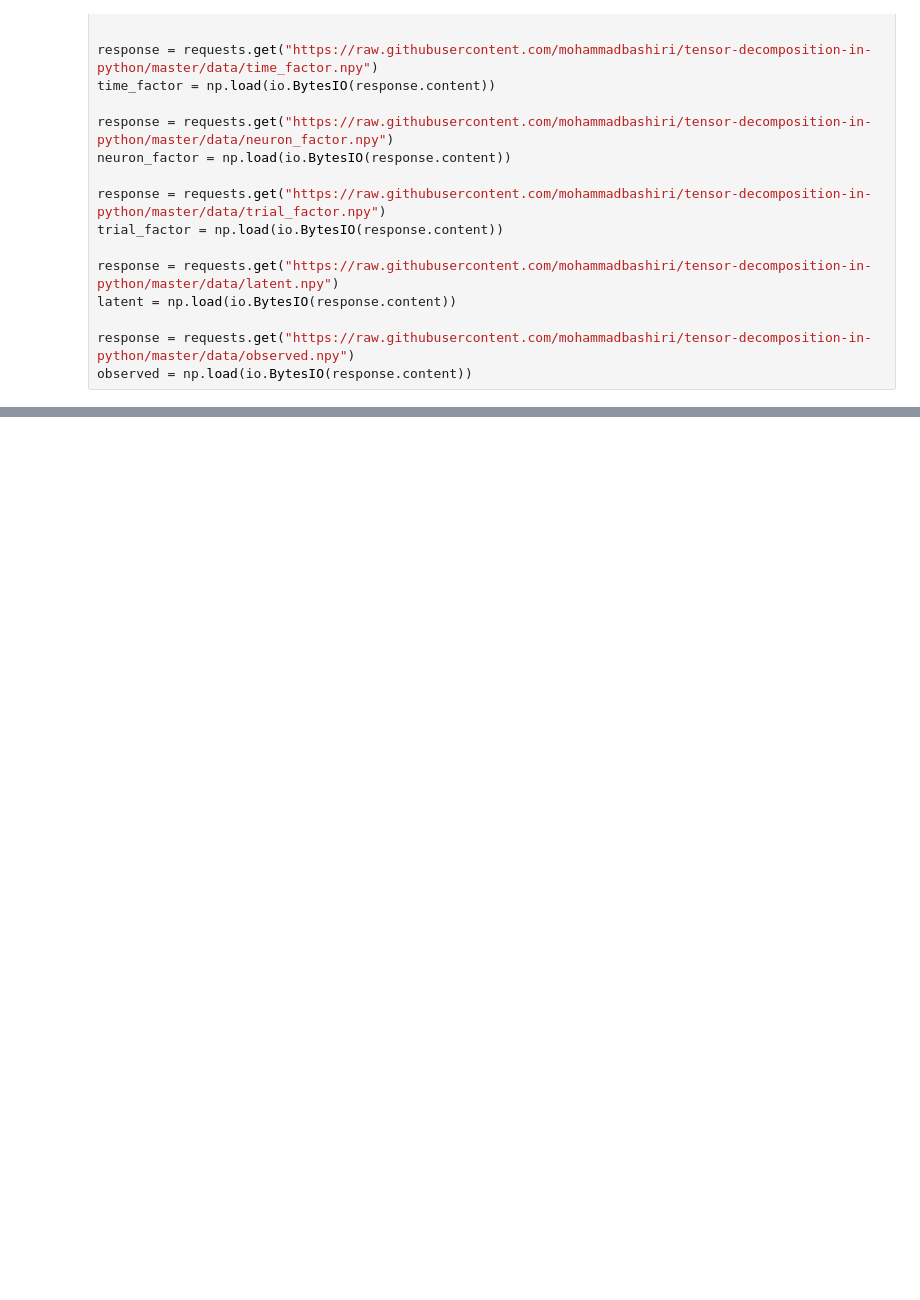
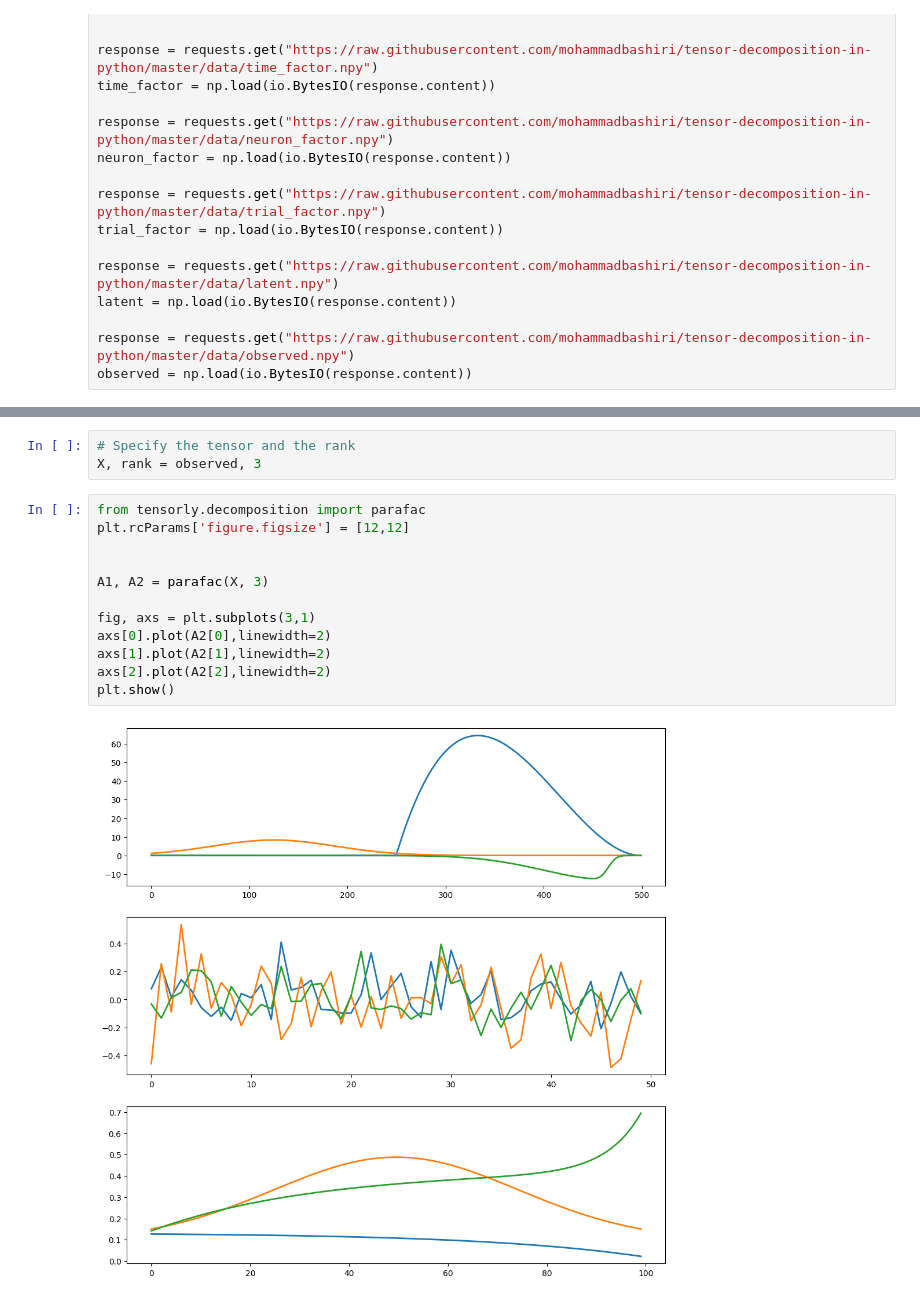
Before and after one commit to kslote1/Data-Driven-Dynamics, a Jupyter notebook: chapter_one/tensor_decomposition.ipynb, the cells around one changed output, grey strips where cells are left out. Drawn from its saved outputs; the diff is of its cells as text; blank space fills up the shorter version.

```diff
--- a/chapter_one/tensor_decomposition.ipynb
+++ b/chapter_one/tensor_decomposition.ipynb
@@ -27,0 +61,17 @@ observed = np.load(io.BytesIO(response.content))
+# %%
+# Specify the tensor and the rank
+X, rank = observed, 3
+# %%
+from tensorly.decomposition import parafac
+plt.rcParams['figure.figsize'] = [12,12]
+
+
+A1, A2 = parafac(X, 3)
+
+fig, axs = plt.subplots(3,1)
+axs[0].plot(A2[0],linewidth=2)
+axs[1].plot(A2[1],linewidth=2)
+axs[2].plot(A2[2],linewidth=2)
+plt.show()
+# %% [output]
+[figure, added]
```
Also changed, not shown: parts of 3 cells of this notebook.
